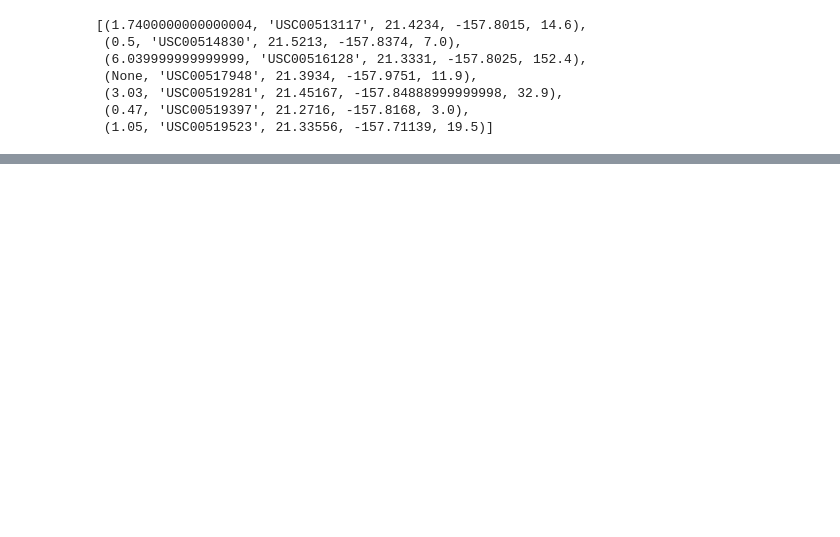
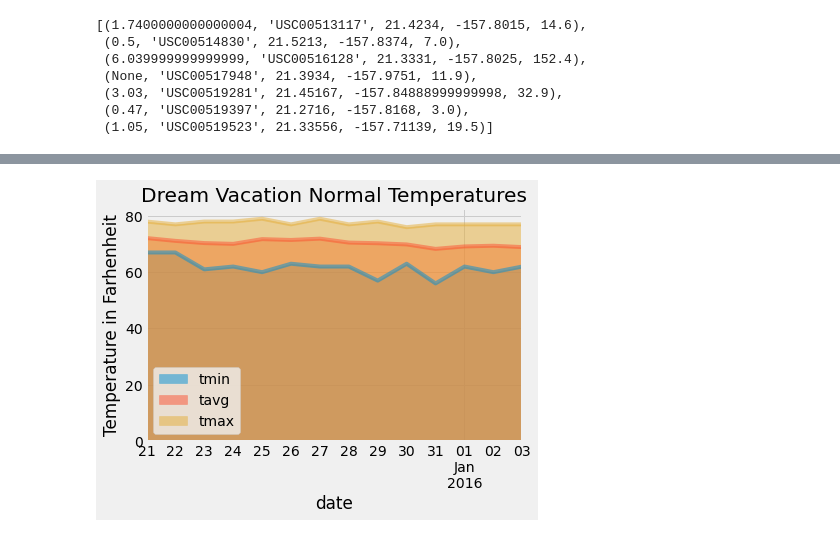
Before and after one commit to richardk6/SQLalchemy-project, a Jupyter notebook: climate_starter.ipynb, the cells around one changed output, grey strips where cells are left out. Cells and saved outputs as stored; diff of their text form; code cells hidden in the pictures; blank space fills up the shorter version.

```diff
--- a/climate_starter.ipynb
+++ b/climate_starter.ipynb
@@ -294,11 +299,9 @@ daily_normals("01-01")
 # %%
 # calculate the daily normals for your trip
 # push each tuple of calculations into a list called `normals`
-
 # Set the start and end date of the trip
-
+start = dt.date(2016, 12, 20) - dt.timedelta(days=365)
+end = dt.date(2017, 1, 2) - dt.timedelta(days=365)
 # Use the start and end date to create a range of dates
-
-# Stip off the year and save a list of %m-%d strings
-
-# Loop through the list of %m-%d strings and calculate the normals for each date
+date_range = pd.date_range(start,end)
+date_range
@@ -304,0 +314,8 @@ daily_normals("01-01")
+# %%
+# Strip off the year and save a list of %m-%d strings
+date_range_list = date_range.strftime('%m-%d')
+# Loop through the list of %m-%d strings and calculate the normals for each date
+normals = []
+for day in date_range_list:
+    normals.append(*daily_normals(day))
+normals
@@ -305,2 +337,6 @@ daily_normals("01-01")
 # %%
 # Load the previous query results into a Pandas DataFrame and add the `trip_dates` range as the `date` index
+normals_df = pd.DataFrame(normals, columns=['tmin', 'tavg', 'tmax'])
+normals_df['date'] = date_range
+normals_df.set_index(['date'], inplace=True)
+normals_df
@@ -307,2 +360,8 @@ daily_normals("01-01")
 # %%
 # Plot the daily normals as an area plot with `stacked=False`
+ax = normals_df.plot.area(stacked=False)
+plt.title("Dream Vacation Normal Temperatures")
+plt.ylabel("Temperature in Farhenheit")
+plt.show()
+# %% [output]
+[figure, added]
```
Also changed, not shown: parts of 8 cells of this notebook.
